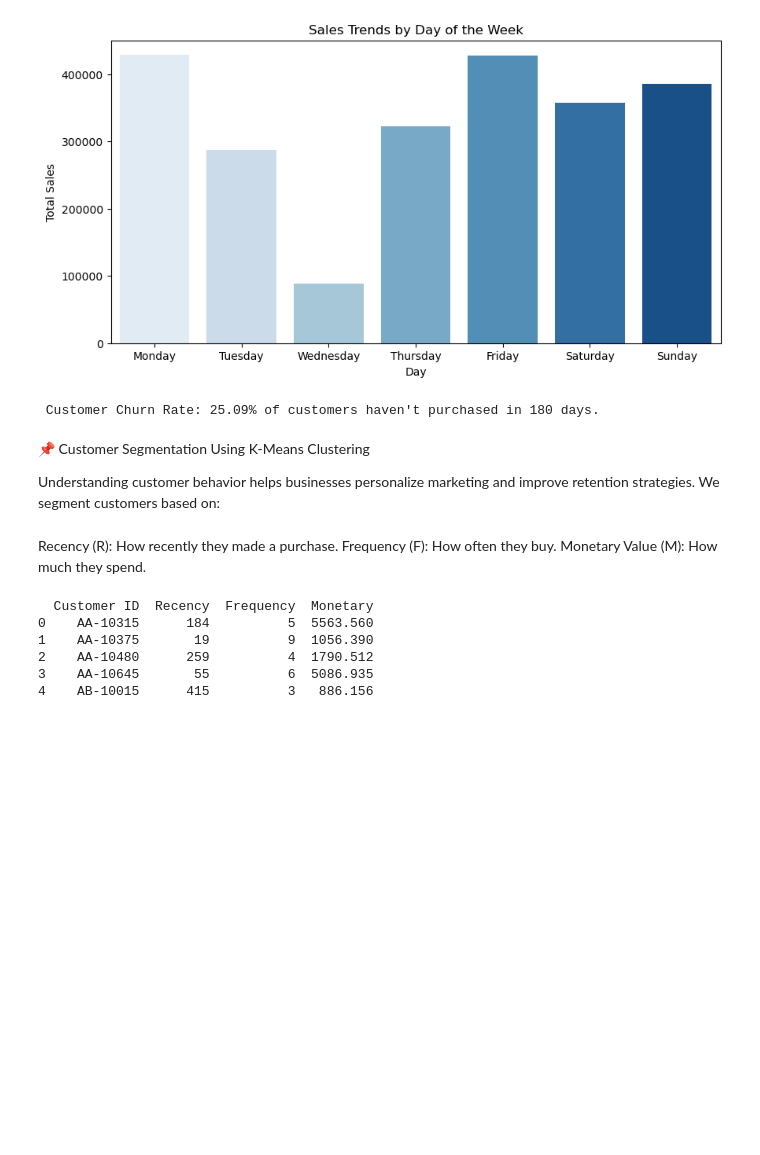
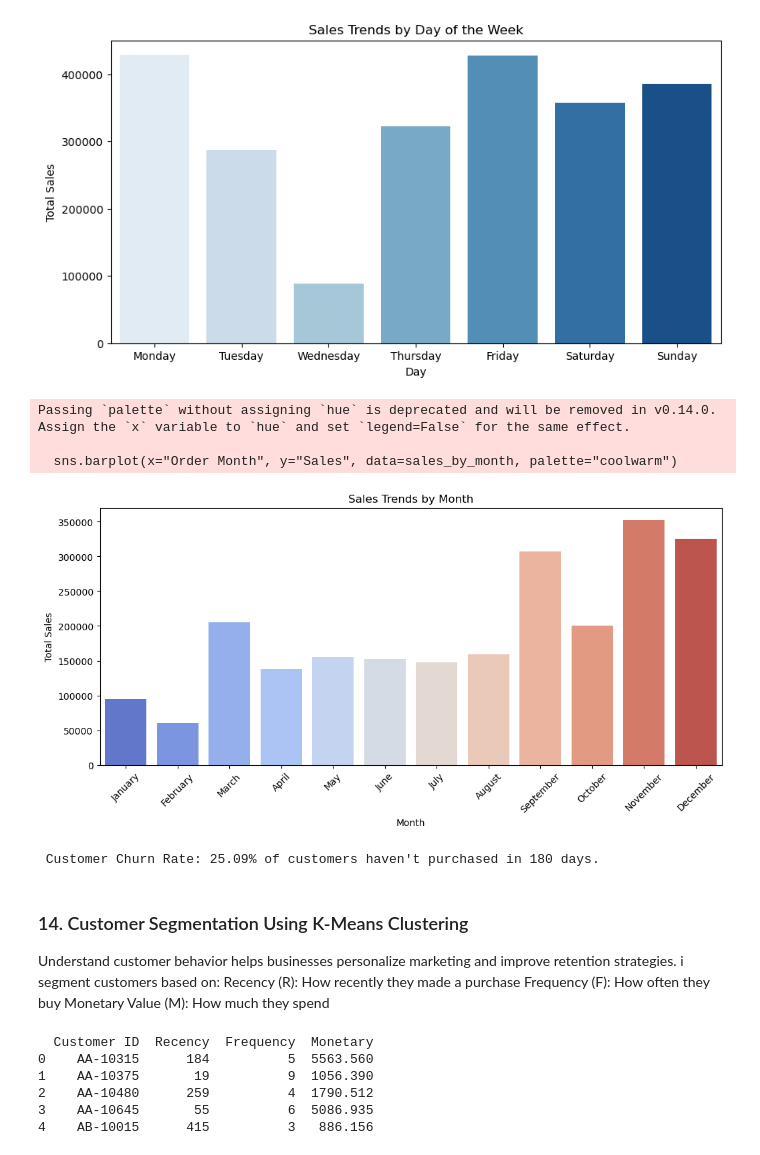
Before and after one commit to yrehim7/superstore_eda_analysis, a Jupyter notebook: main.ipynb, the cells around one changed output. Cells and saved outputs as stored; diff of their text form; code cells hidden in the pictures; blank space fills up the shorter version.

```diff
--- a/main.ipynb
+++ b/main.ipynb
@@ -485,6 +502,34 @@ Passing `palette` without assigning `hue` is deprecated and will be removed in v
 
   sns.barplot(x="Order Day", y="Sales", data=sales_by_day, palette="Blues")
 [figure]
+# %%
+# Extract month name
+df["Order Month"] = df["Order Date"].dt.month_name()
+
+# Group by month and calculate sales
+sales_by_month = df.groupby("Order Month")["Sales"].sum().reset_index()
+
+# Define month order
+month_order = ["January", "February", "March", "April", "May", "June",
+               "July", "August", "September", "October", "November", "December"]
+sales_by_month["Order Month"] = pd.Categorical(sales_by_month["Order Month"], categories=month_order, ordered=True)
+sales_by_month = sales_by_month.sort_values("Order Month")
+
+# Plot sales trends by month
+plt.figure(figsize=(12, 5))
+sns.barplot(x="Order Month", y="Sales", data=sales_by_month, palette="coolwarm")
+
+plt.title("Sales Trends by Month")
+plt.xlabel("Month")
+plt.ylabel("Total Sales")
+plt.xticks(rotation=45)
+plt.savefig("images/Sales Trends by Month.png", dpi=300, bbox_inches='tight')  # Save as PNG file
+plt.show()
+# %% [output]
+Passing `palette` without assigning `hue` is deprecated and will be removed in v0.14.0. Assign the `x` variable to `hue` and set `legend=False` for the same effect.
+
+  sns.barplot(x="Order Month", y="Sales", data=sales_by_month, palette="coolwarm")
+[figure, added]
 # %%
 # Find the most recent order date
 latest_order_date = df["Order Date"].max()
@@ -504,13 +549,11 @@ print(f" Customer Churn Rate: {churn_rate:.2f}% of customers haven't purchased i
 # %% [output]
  Customer Churn Rate: 25.09% of customers haven't purchased in 180 days.
 # %% [markdown]
-📌 Customer Segmentation Using K-Means Clustering
-
-Understanding customer behavior helps businesses personalize marketing and improve retention strategies. We segment customers based on:
+### 14. Customer Segmentation Using K-Means Clustering
+Understand customer behavior helps businesses personalize marketing and improve retention strategies. i segment customers based on:
+Recency (R): How recently they made a purchase
+Frequency (F): How often they buy
+Monetary Value (M): How much they spend
-# %% [markdown]
-Recency (R): How recently they made a purchase.
-Frequency (F): How often they buy.
-Monetary Value (M): How much they spend.
 # %%
 # Ensure Order Date is in datetime format
 df["Order Date"] = pd.to_datetime(df["Order Date"])
```
Also changed, not shown: parts of 37 cells of this notebook, 14 other files.
